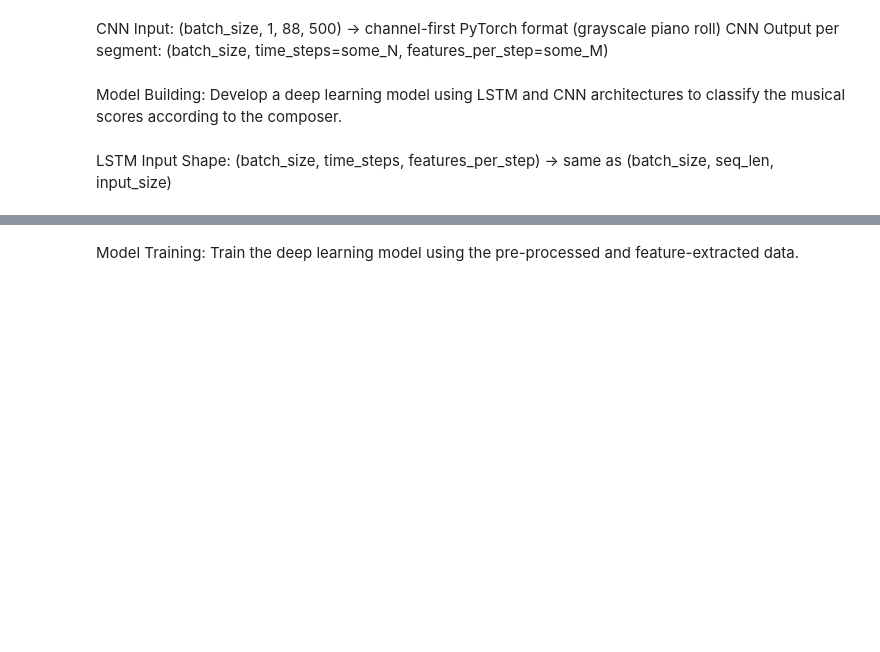
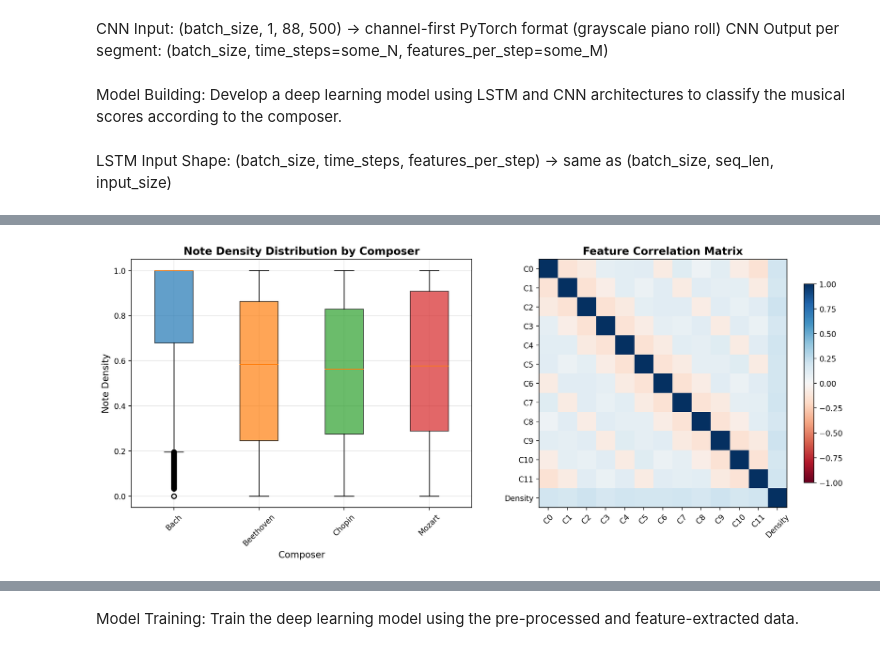
Before and after one commit to bigthinkertoo/AAI-511-Group-3, a Jupyter notebook: AAI511-Group-3-Project.ipynb, the cells around one changed output, grey strips where cells are left out. Drawn from its saved outputs; the diff is of its cells as text; code cells hidden in the pictures; blank space fills up the shorter version.

```diff
--- a/AAI511-Group-3-Project.ipynb
+++ b/AAI511-Group-3-Project.ipynb
@@ -552,0 +925,85 @@ torch.Size([10215])
+# %%
+
+# Analyze feature statistics
+chroma_features = X[:, :, :12]  # First 12 features are chroma
+note_density = X[:, :, 12]      # Last feature is note density
+
+print("Feature statistics across all samples:")
+print(f"\nChroma features (pitch classes 0-11):")
+print(f"  - Shape: {chroma_features.shape}")
+print(f"  - Min value: {chroma_features.min():.4f}")
+print(f"  - Max value: {chroma_features.max():.4f}")
+print(f"  - Mean: {chroma_features.mean():.4f}")
+print(f"  - Std: {chroma_features.std():.4f}")
+
+print(f"\nNote density feature:")
+print(f"  - Shape: {note_density.shape}")
+print(f"  - Min value: {note_density.min():.4f}")
+print(f"  - Max value: {note_density.max():.4f}")
+print(f"  - Mean: {note_density.mean():.4f}")
+print(f"  - Std: {note_density.std():.4f}")
+
+# Create simplified visualizations with only the two most relevant graphs
+plt.figure(figsize=(14, 6))
+
+# 1. Note Density by Composer (Most relevant for composer differentiation)
+plt.subplot(1, 2, 1)
+composer_note_densities = []
+composer_labels = []
+colors = ['#1f77b4', '#ff7f0e', '#2ca02c', '#d62728']
+
+for i, composer in enumerate(COMPOSERS):
+    mask = y == i
+    composer_density = note_density[mask].flatten()
+    composer_note_densities.append(composer_density)
+    composer_labels.append(composer)
+
+box_plot = plt.boxplot(composer_note_densities, labels=composer_labels, patch_artist=True)
+for patch, color in zip(box_plot['boxes'], colors):
+    patch.set_facecolor(color)
+    patch.set_alpha(0.7)
+
+plt.title('Note Density Distribution by Composer', fontsize=14, fontweight='bold')
+plt.xlabel('Composer', fontsize=12)
+plt.ylabel('Note Density', fontsize=12)
+plt.xticks(rotation=45)
+plt.grid(True, alpha=0.3)
+
+# 2. Feature Correlation Matrix (Shows relationships between features)
+plt.subplot(1, 2, 2)
+# Calculate correlation between different features
+sample_features = X.reshape(-1, X.shape[-1])  # Flatten time dimension
+correlation_matrix = np.corrcoef(sample_features.T)
+
+feature_names = [f'C{i}' for i in range(12)] + ['Density']
+im = plt.imshow(correlation_matrix, cmap='RdBu', vmin=-1, vmax=1)
+plt.colorbar(im, shrink=0.8)
+plt.title('Feature Correlation Matrix', fontsize=14, fontweight='bold')
+plt.xticks(range(13), feature_names, rotation=45, fontsize=10)
+plt.yticks(range(13), feature_names, fontsize=10)
+
+# Add correlation values to the matrix for key relationships
+for i in range(len(feature_names)):
+    for j in range(len(feature_names)):
+        if abs(correlation_matrix[i, j]) > 0.3 and i != j:  # Show significant correlations
+            plt.text(j, i, f'{correlation_matrix[i, j]:.2f}',
+                    ha='center', va='center', fontsize=8,
+                    color='white' if abs(correlation_matrix[i, j]) > 0.7 else 'black')
+
+plt.tight_layout()
+plt.show()
+
+# Key insights summary
+print(f"\nKey Feature Insights:")
+print(f"  - Note density varies significantly between composers")
+print(f"  - Average note density: {note_density.mean():.4f}")
+print(f"  - Chroma features show harmonic content across pitch classes")
+print(f"  - Feature correlations reveal musical relationships")
+
+# Calculate some useful statistics
+for i, composer in enumerate(COMPOSERS):
+    mask = y == i
+    composer_density_mean = note_density[mask].mean()
+    composer_chroma_mean = chroma_features[mask].mean()
+    print(f"  - {composer}: avg density = {composer_density_mean:.4f}, avg chroma = {composer_chroma_mean:.4f}")
+# %% [output]
@@ -552,0 +1025 @@ torch.Size([10215])
+[figure, added]
```
Also changed, not shown: parts of 41 cells of this notebook, 4 other files.
